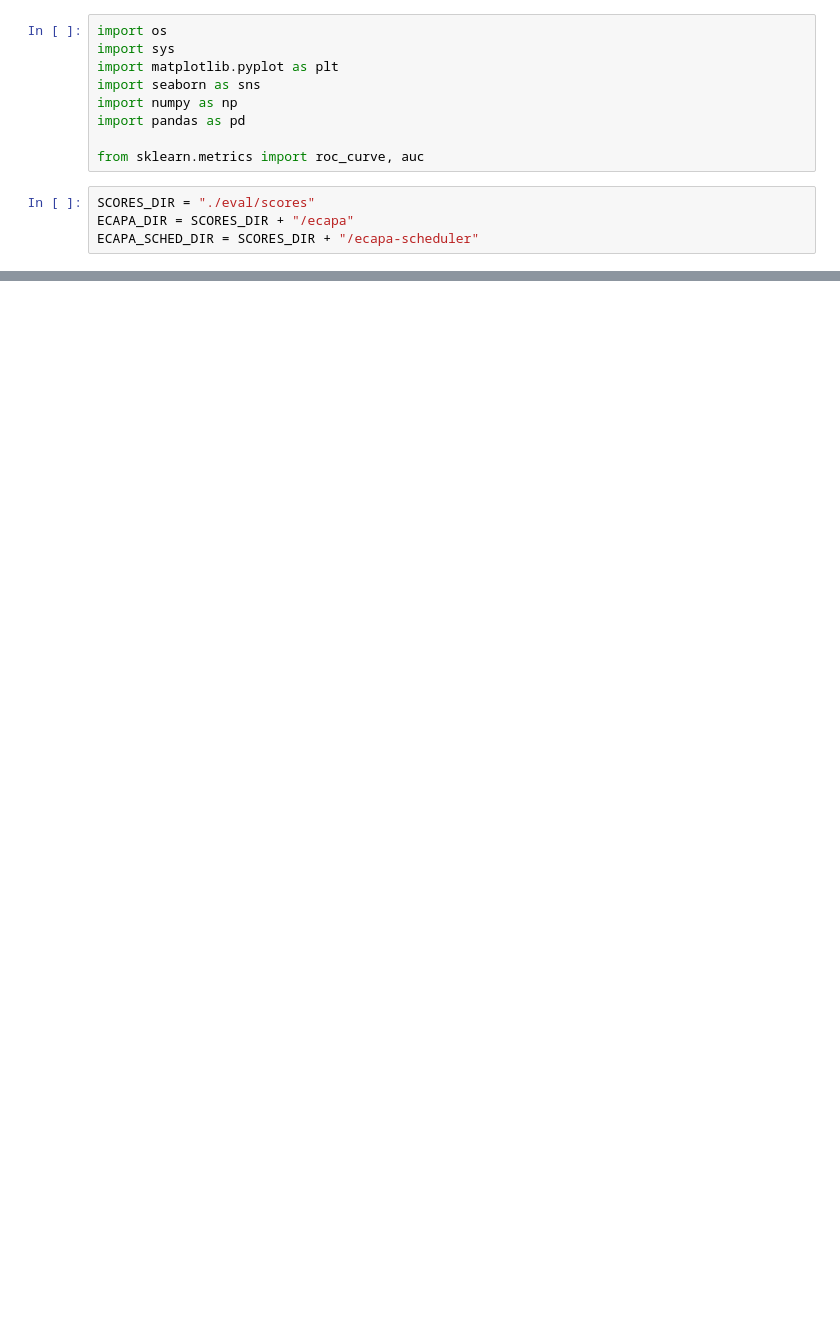
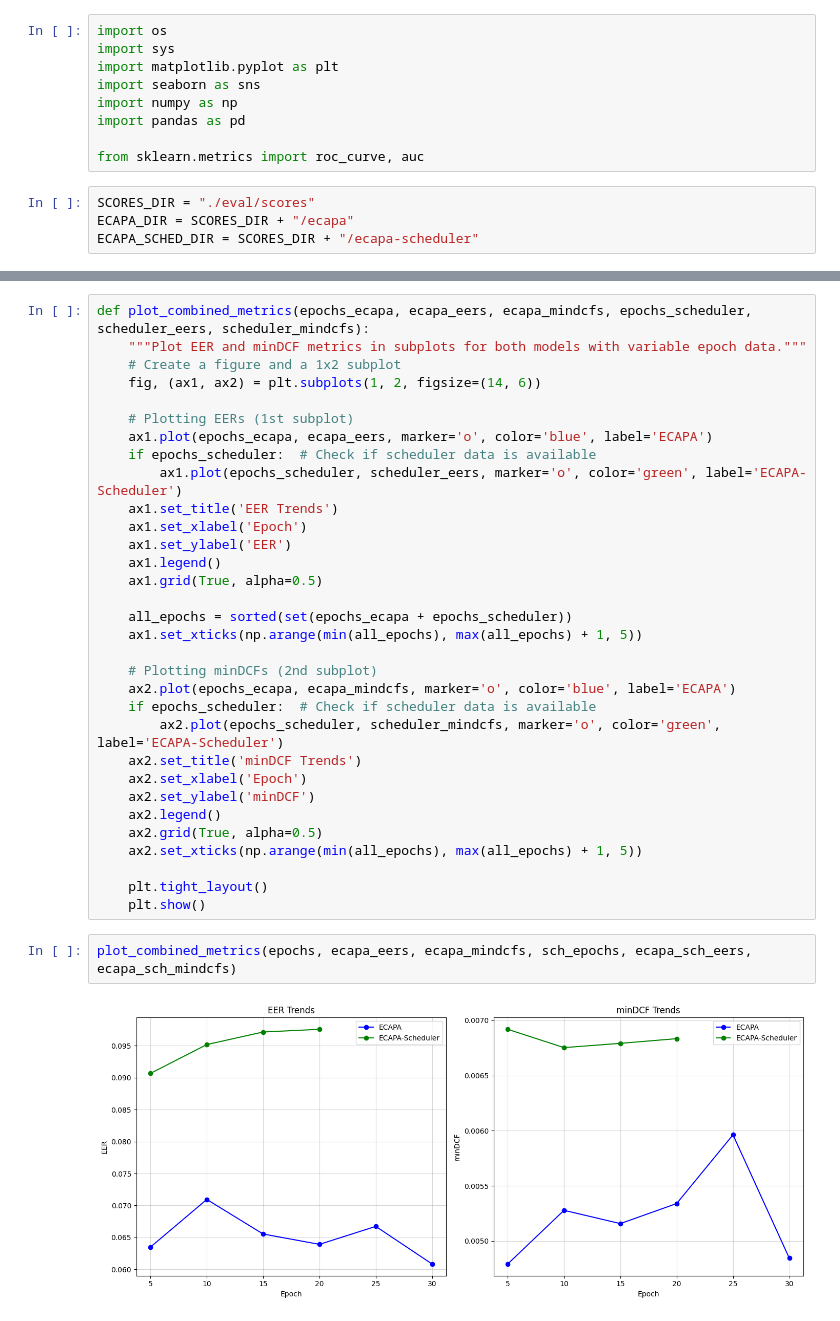
Before and after one commit to simon-smida/KNN-project, a Jupyter notebook: analysis/eer-mindcf-analysis.ipynb, the cells around one changed output, grey strips where cells are left out. Saved outputs shown, nothing was run; the diff lists cells and outputs as text; blank space fills up the shorter version.

```diff
--- a/analysis/eer-mindcf-analysis.ipynb
+++ b/analysis/eer-mindcf-analysis.ipynb
@@ -56,0 +104,36 @@ TypeError: 'NoneType' object is not subscriptable
+# %%
+def plot_combined_metrics(epochs_ecapa, ecapa_eers, ecapa_mindcfs, epochs_scheduler, scheduler_eers, scheduler_mindcfs):
+    """Plot EER and minDCF metrics in subplots for both models with variable epoch data."""
+    # Create a figure and a 1x2 subplot
+    fig, (ax1, ax2) = plt.subplots(1, 2, figsize=(14, 6))
+
+    # Plotting EERs (1st subplot)
+    ax1.plot(epochs_ecapa, ecapa_eers, marker='o', color='blue', label='ECAPA')
+    if epochs_scheduler:  # Check if scheduler data is available
+        ax1.plot(epochs_scheduler, scheduler_eers, marker='o', color='green', label='ECAPA-Scheduler')
+    ax1.set_title('EER Trends')
+    ax1.set_xlabel('Epoch')
+    ax1.set_ylabel('EER')
+    ax1.legend()
+    ax1.grid(True, alpha=0.5)
+
+    all_epochs = sorted(set(epochs_ecapa + epochs_scheduler))
+    ax1.set_xticks(np.arange(min(all_epochs), max(all_epochs) + 1, 5))
+
+    # Plotting minDCFs (2nd subplot)
+    ax2.plot(epochs_ecapa, ecapa_mindcfs, marker='o', color='blue', label='ECAPA')
+    if epochs_scheduler:  # Check if scheduler data is available
+        ax2.plot(epochs_scheduler, scheduler_mindcfs, marker='o', color='green', label='ECAPA-Scheduler')
+    ax2.set_title('minDCF Trends')
+    ax2.set_xlabel('Epoch')
+    ax2.set_ylabel('minDCF')
+    ax2.legend()
+    ax2.grid(True, alpha=0.5)
+    ax2.set_xticks(np.arange(min(all_epochs), max(all_epochs) + 1, 5))
+
+    plt.tight_layout()
+    plt.show()
+# %%
+plot_combined_metrics(epochs, ecapa_eers, ecapa_mindcfs, sch_epochs, ecapa_sch_eers, ecapa_sch_mindcfs)
+# %% [output]
+[figure, added]
```
Also changed, not shown: parts of 6 cells of this notebook.
